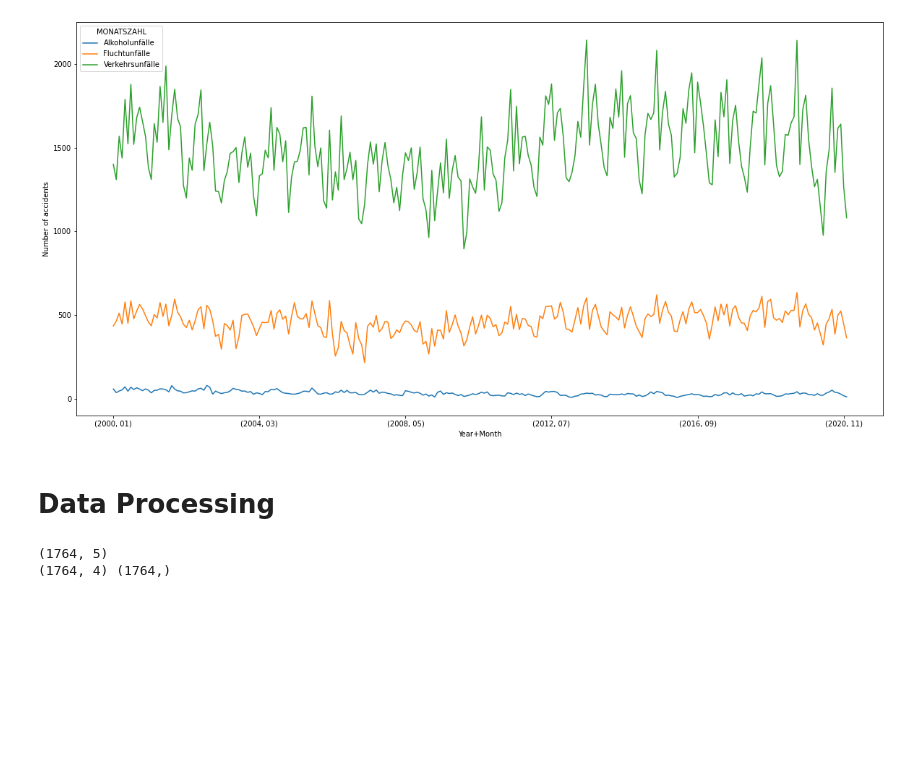
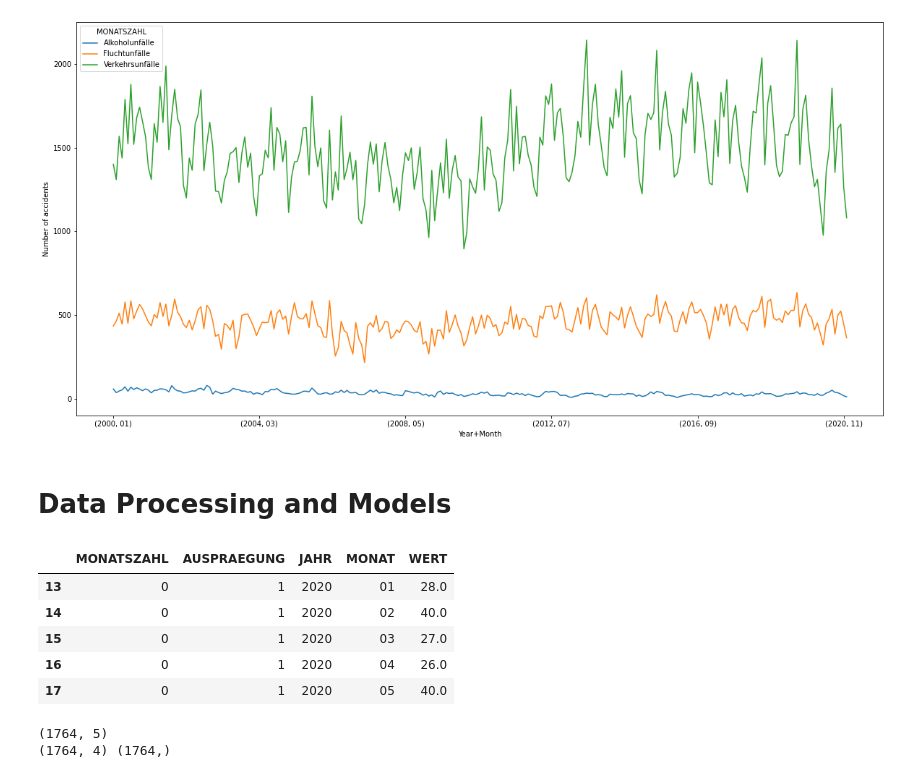
Before and after one commit to Priya15073/Monthly-Traffic-Accidents-in-Munich, a Jupyter notebook: Mission_1.ipynb, the cells around one changed output. Saved outputs shown, nothing was run; the diff lists cells and outputs as text; code cells hidden in the pictures; blank space fills up the shorter version.

```diff
--- a/Mission_1.ipynb
+++ b/Mission_1.ipynb
@@ -169,7 +185,23 @@ plt.show()
 # %% [output]
 [figure]
 # %% [markdown]
-# Data Processing
+# Data Processing and Models
+# %%
+#encoding string data
+from sklearn import preprocessing
+label_encoder = preprocessing.LabelEncoder()
+df['MONATSZAHL']= label_encoder.fit_transform(df['MONATSZAHL'])
+df['AUSPRAEGUNG']= label_encoder.fit_transform(df['AUSPRAEGUNG'])
+df['MONATSZAHL'].unique()
+df['AUSPRAEGUNG'].unique()
+df.head()
+# %% [output]
+|  | MONATSZAHL | AUSPRAEGUNG | JAHR | MONAT | WERT |
+| 13 | 0 | 1 | 2020 | 01 | 28.0 |
+| 14 | 0 | 1 | 2020 | 02 | 40.0 |
+| 15 | 0 | 1 | 2020 | 03 | 27.0 |
+| 16 | 0 | 1 | 2020 | 04 | 26.0 |
+| 17 | 0 | 1 | 2020 | 05 | 40.0 |
 # %%
 #Assigning X and Y
 print(df.shape)
```
Also changed, not shown: parts of 6 cells of this notebook, 1 other file.
